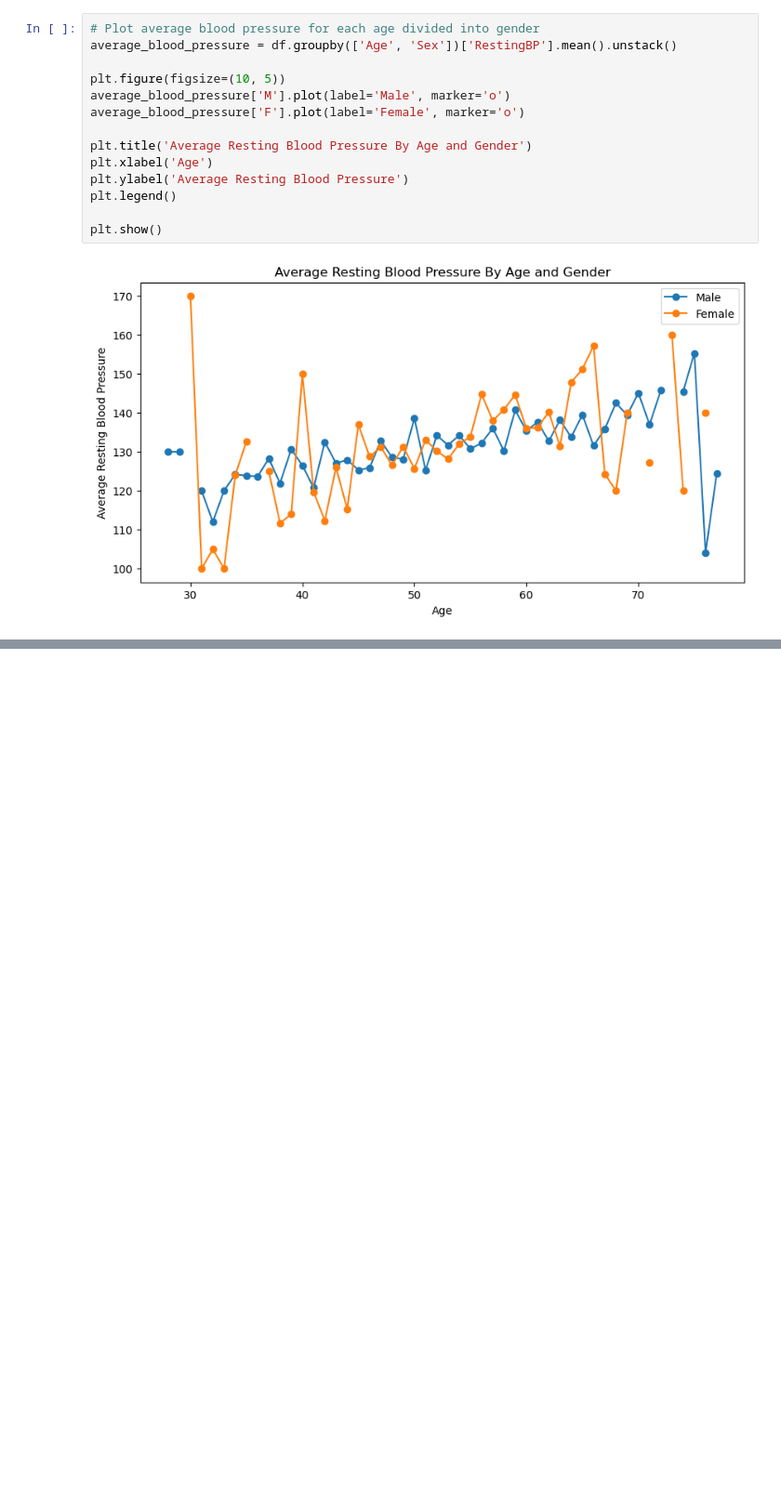
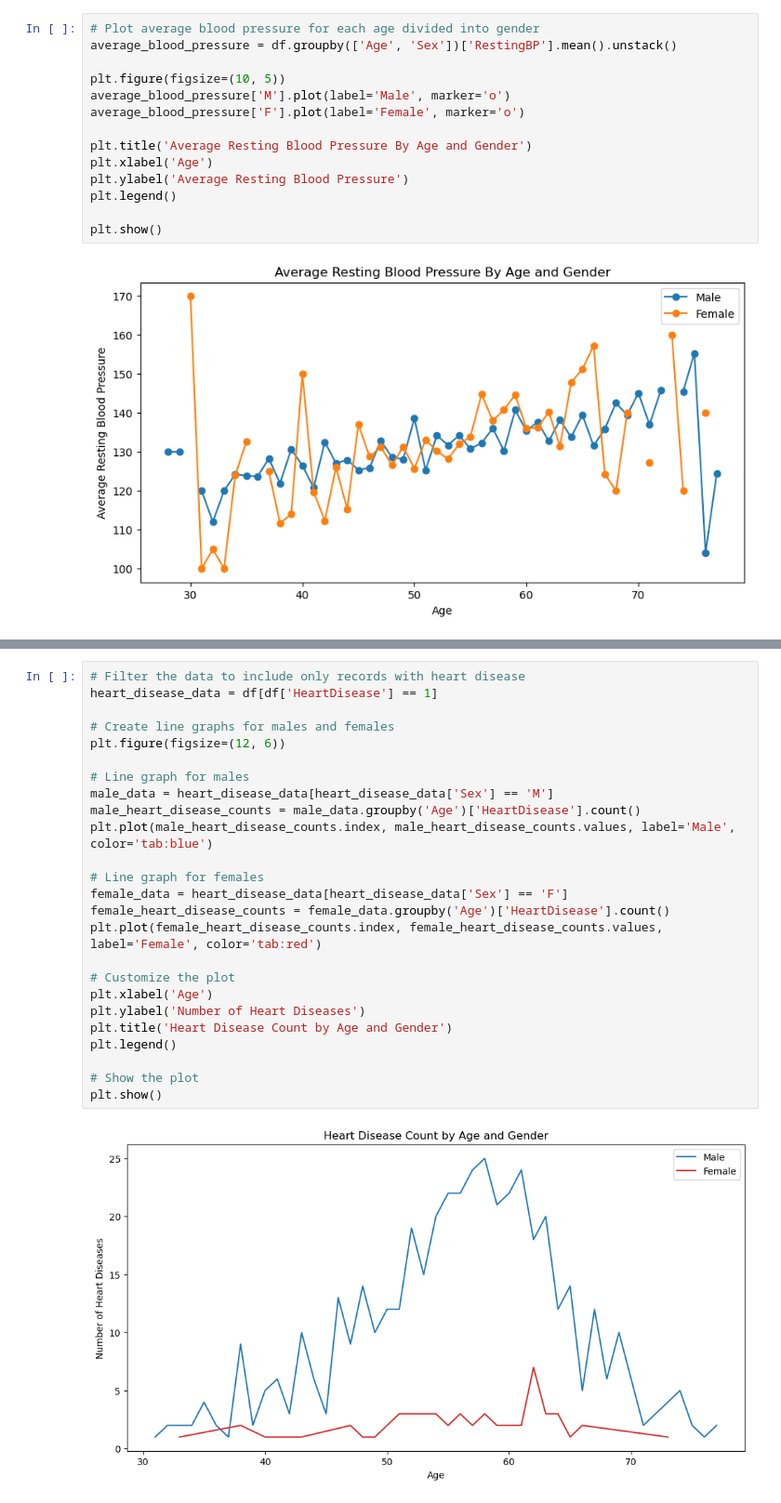
Before and after one commit to jKm00/master-courses, a Jupyter notebook: TDT4259-applied-data-science/individual-assignment/heart-failure-dataset.ipynb, the cells around one changed output, grey strips where cells are left out. Shown: that part at 93% size. Saved outputs shown, nothing was run; the diff lists cells and outputs as text; blank space fills up the shorter version.

```diff
--- a/TDT4259-applied-data-science/individual-assignment/heart-failure-dataset.ipynb
+++ b/TDT4259-applied-data-science/individual-assignment/heart-failure-dataset.ipynb
@@ -63,0 +99,27 @@ plt.show()
+# %%
+# Filter the data to include only records with heart disease
+heart_disease_data = df[df['HeartDisease'] == 1]
+
+# Create line graphs for males and females
+plt.figure(figsize=(12, 6))
+
+# Line graph for males
+male_data = heart_disease_data[heart_disease_data['Sex'] == 'M']
+male_heart_disease_counts = male_data.groupby('Age')['HeartDisease'].count()
+plt.plot(male_heart_disease_counts.index, male_heart_disease_counts.values, label='Male', color='tab:blue')
+
+# Line graph for females
+female_data = heart_disease_data[heart_disease_data['Sex'] == 'F']
+female_heart_disease_counts = female_data.groupby('Age')['HeartDisease'].count()
+plt.plot(female_heart_disease_counts.index, female_heart_disease_counts.values, label='Female', color='tab:red')
+
+# Customize the plot
+plt.xlabel('Age')
+plt.ylabel('Number of Heart Diseases')
+plt.title('Heart Disease Count by Age and Gender')
+plt.legend()
+
+# Show the plot
+plt.show()
+# %% [output]
+[figure, added]
```
Also changed, not shown: parts of 2 cells of this notebook.
